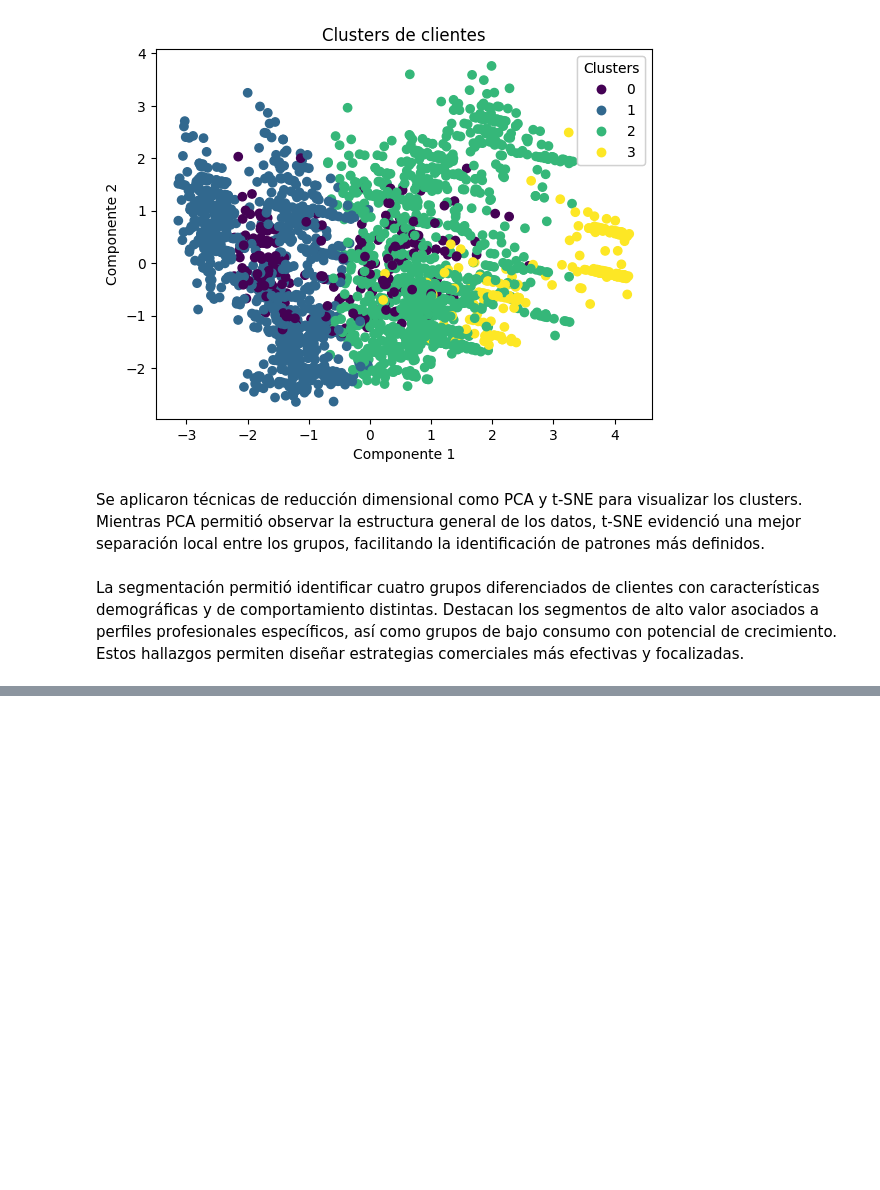
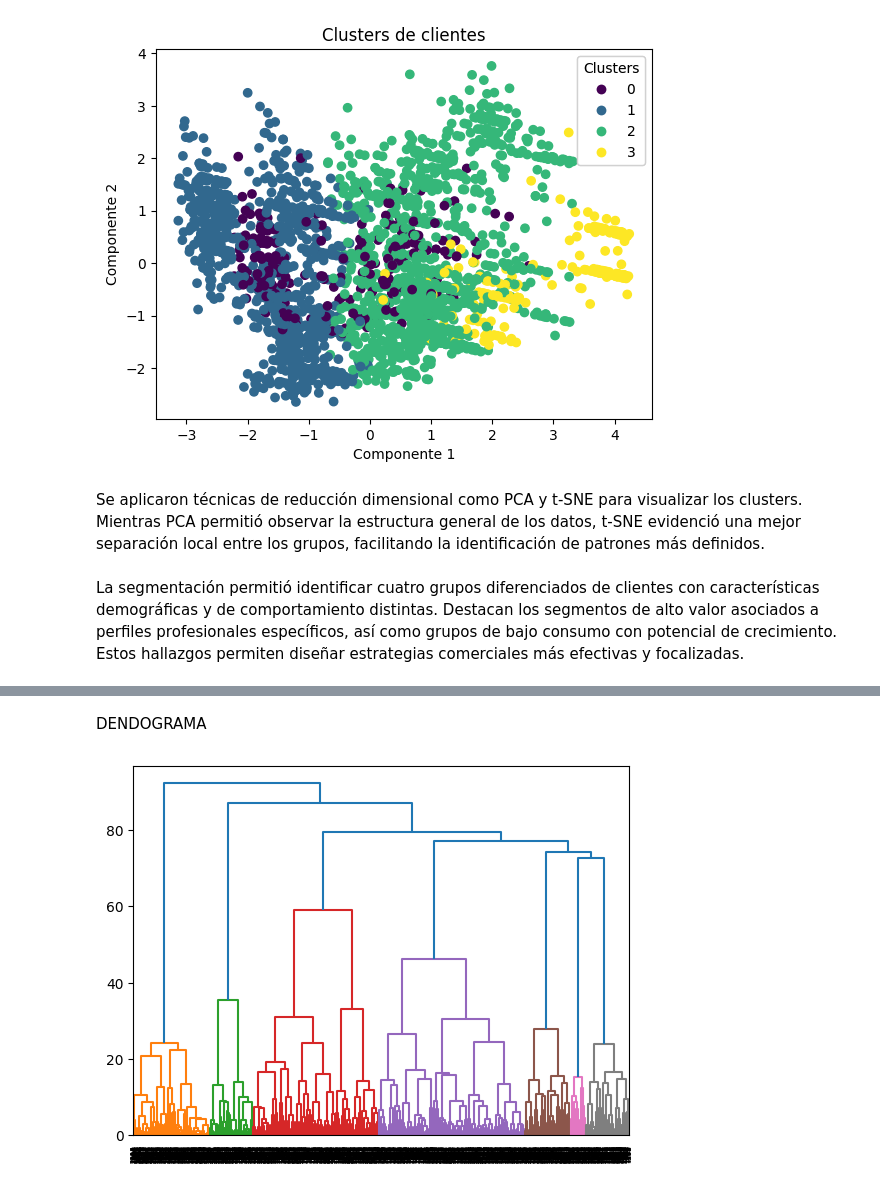
Before and after one commit to Carol-MamaniCh/ABPM7, a Jupyter notebook: ProyectoM7.ipynb, the cells around one changed output, grey strips where cells are left out. Drawn from its saved outputs; the diff is of its cells as text; code cells hidden in the pictures; blank space fills up the shorter version.

```diff
--- a/ProyectoM7.ipynb
+++ b/ProyectoM7.ipynb
@@ -238,0 +274,8 @@ La segmentación permitió identificar cuatro grupos diferenciados de clientes c
+# %% [markdown]
+DENDOGRAMA
+# %%
+Z = linkage(X_scaled, method='ward')
+dendrogram(Z)
+plt.show()
+# %% [output]
+[figure, added]
```
Also changed, not shown: parts of 9 cells of this notebook.
